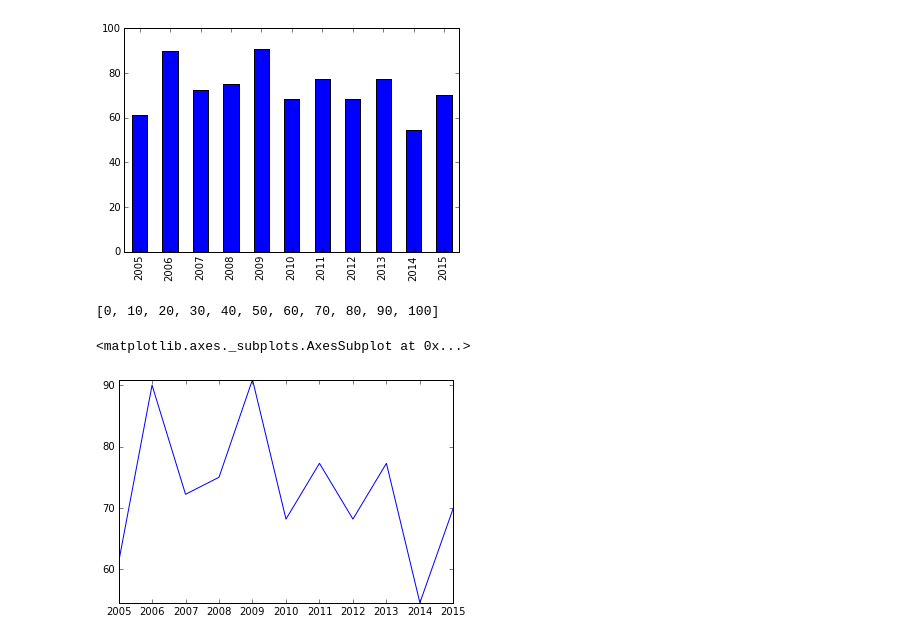
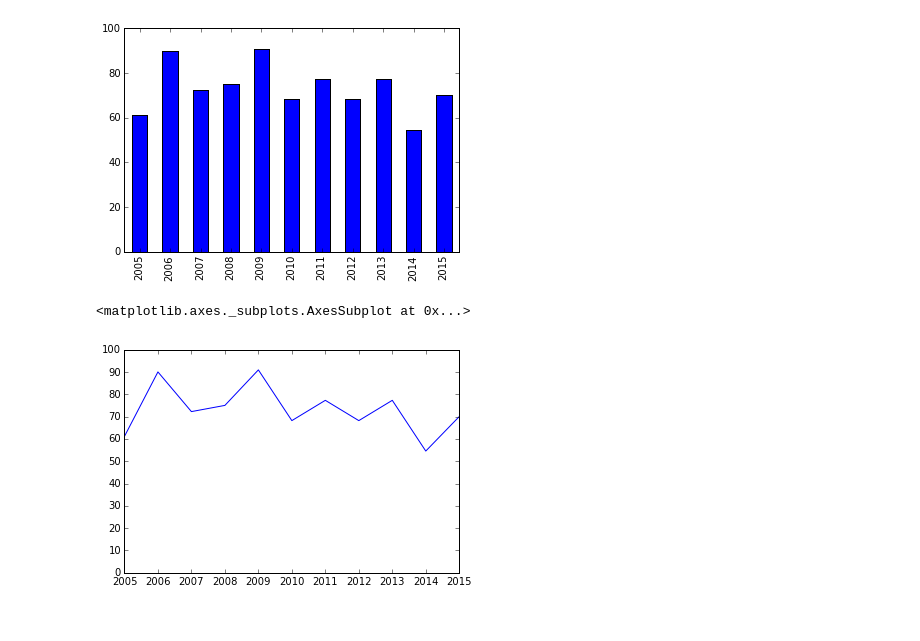
Before and after one commit to dataViz-UCSDGuardian/sports_performance, a Jupyter notebook: volleyball_W_graph.ipynb, the cells around one changed output. Drawn from its saved outputs; the diff is of its cells as text; code cells hidden in the pictures.

```diff
--- a/volleyball_W_graph.ipynb
+++ b/volleyball_W_graph.ipynb
@@ -101,17 +101,16 @@ percents.plot(kind='bar')
 # %%
 #matplotlib attempt #2
 
 x = range(0,len(years))
 plt.xticks(x, years)
 
-y = range(0,11)
 ps = range(0,110,10)
-print(ps)
 
+axes = plt.gca()
+axes.set_ylim([0,100])
 plt.yticks(ps)
 
 percents.plot(kind='line')
 # %% [output]
-[0, 10, 20, 30, 40, 50, 60, 70, 80, 90, 100]
+<matplotlib.axes._subplots.AxesSubplot at 0x...>
-<matplotlib.axes._subplots.AxesSubplot at 0x...>
-[figure, old version]
+[figure, new version]
```
